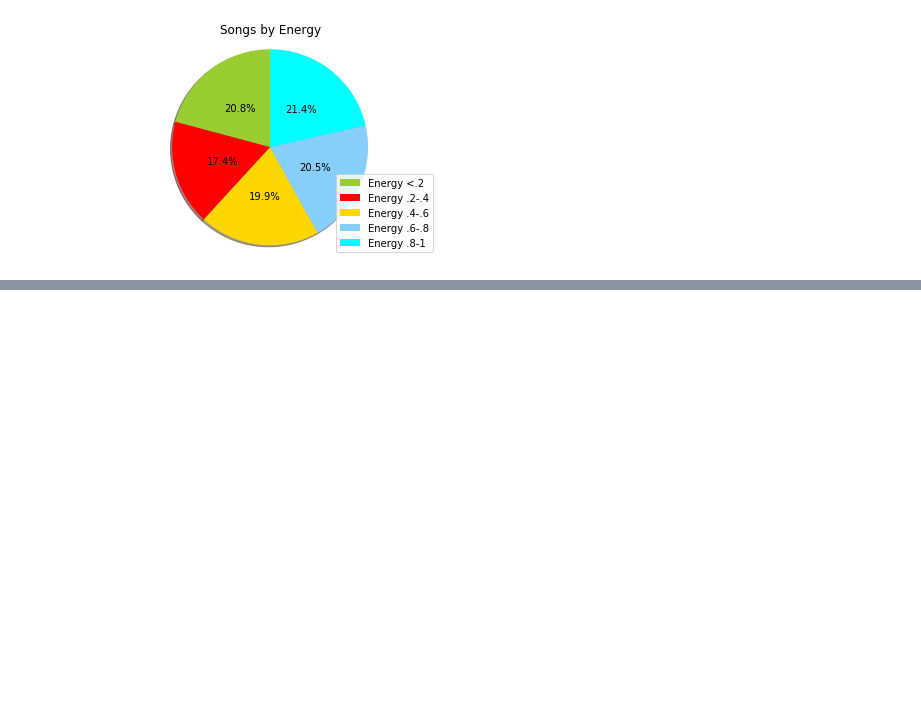
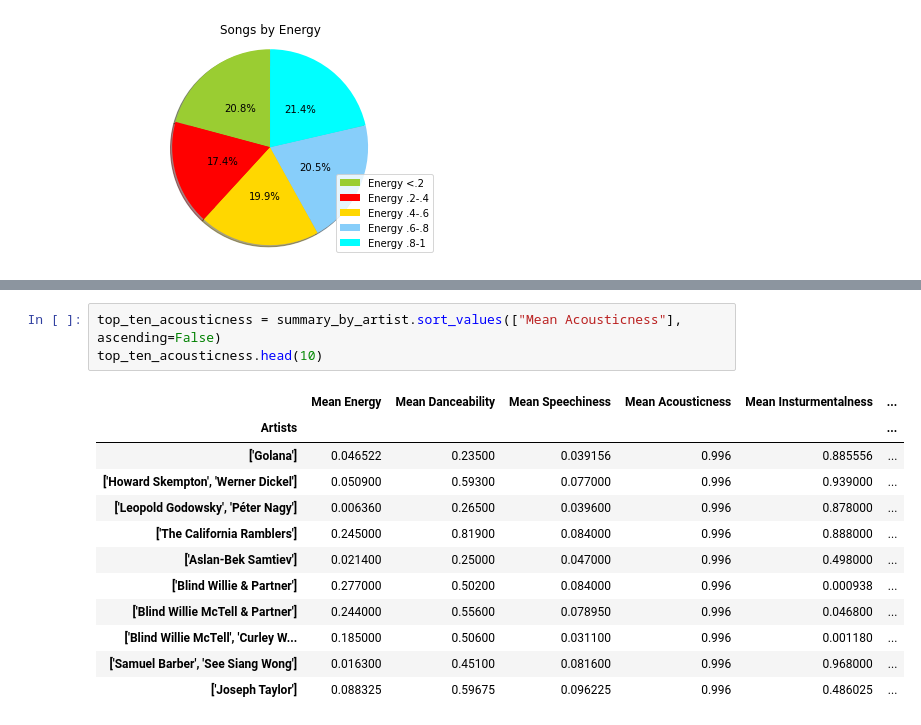
Before and after one commit to Erink8/Project1, a Jupyter notebook: track data - binned-energy.ipynb, the cells around one changed output, grey strips where cells are left out. Drawn from its saved outputs; the diff is of its cells as text; blank space fills up the shorter version.

```diff
--- a/track data - binned-energy.ipynb
+++ b/track data - binned-energy.ipynb
@@ -206,0 +282,16 @@ plt.show()
+# %%
+top_ten_acousticness = summary_by_artist.sort_values(["Mean Acousticness"], ascending=False)
+top_ten_acousticness.head(10)
+# %% [output]
+|  | Mean Energy | Mean Danceability | Mean Speechiness | Mean Acousticness | Mean Insturmentalness | ... |
+| Artists |  |  |  |  |  | ... |
+| ['Golana'] | 0.046522 | 0.23500 | 0.039156 | 0.996 | 0.885556 | ... |
+| ['Howard Skempton', 'Werner Dickel'] | 0.050900 | 0.59300 | 0.077000 | 0.996 | 0.939000 | ... |
+| ['Leopold Godowsky', 'Péter Nagy'] | 0.006360 | 0.26500 | 0.039600 | 0.996 | 0.878000 | ... |
+| ['The California Ramblers'] | 0.245000 | 0.81900 | 0.084000 | 0.996 | 0.888000 | ... |
+| ['Aslan-Bek Samtiev'] | 0.021400 | 0.25000 | 0.047000 | 0.996 | 0.498000 | ... |
+| ['Blind Willie & Partner'] | 0.277000 | 0.50200 | 0.084000 | 0.996 | 0.000938 | ... |
+| ['Blind Willie McTell & Partner'] | 0.244000 | 0.55600 | 0.078950 | 0.996 | 0.046800 | ... |
+| ['Blind Willie McTell', 'Curley W... | 0.185000 | 0.50600 | 0.031100 | 0.996 | 0.001180 | ... |
+| ['Samuel Barber', 'See Siang Wong'] | 0.016300 | 0.45100 | 0.081600 | 0.996 | 0.968000 | ... |
+| ['Joseph Taylor'] | 0.088325 | 0.59675 | 0.096225 | 0.996 | 0.486025 | ... |
```
Also changed, not shown: parts of 16 cells of this notebook.
